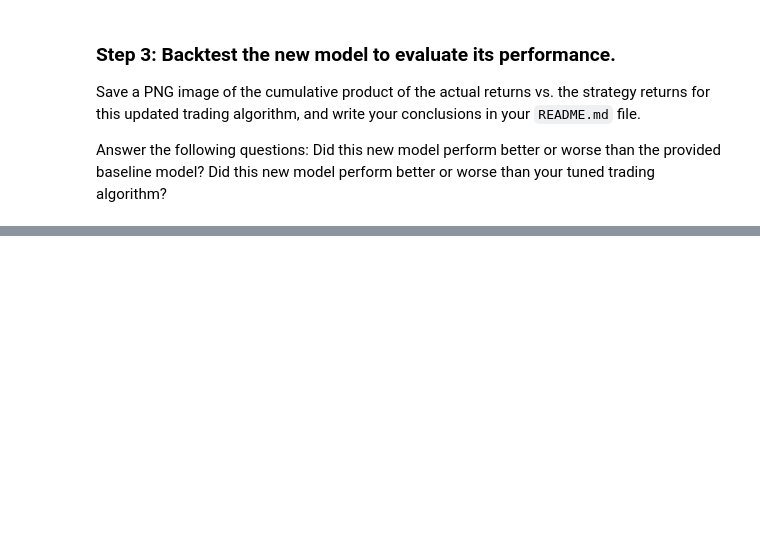
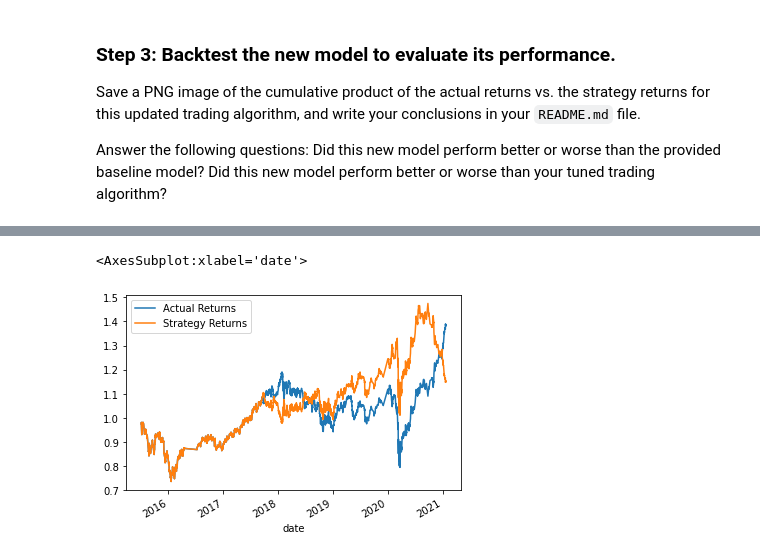
Before and after one commit to Aheesh/algo_trading, a Jupyter notebook: machine_learning_trading_bot.ipynb, the cells around one changed output, grey strips where cells are left out. Saved outputs shown, nothing was run; the diff lists cells and outputs as text; code cells hidden in the pictures; blank space fills up the shorter version.

```diff
--- a/machine_learning_trading_bot.ipynb
+++ b/machine_learning_trading_bot.ipynb
@@ -453,18 +455,20 @@ In this section, you’ll use the original parameters that the starter code prov
 ### Step 1:  Import a new classifier, such as `AdaBoost`, `DecisionTreeClassifier`, or `LogisticRegression`. (For the full list of classifiers, refer to the [Supervised learning page](https://scikit-learn.org/stable/supervised_learning.html) in the scikit-learn documentation.)
 # %%
 # Import a new classifier from SKLearn
-# YOUR CODE HERE
+# Import LogisticRegression from sklearn
+from sklearn.linear_model import LogisticRegression
 
 # Initiate the model instance
-# YOUR CODE HERE
+# Create an instance of the LogisticRegression model
+logistic_regression_model = LogisticRegression()
 # %% [markdown]
 ### Step 2: Using the original training data as the baseline model, fit another model with the new classifier.
 # %%
 # Fit the model using the training data
-model = # YOUR CODE HERE
+model = logistic_regression_model.fit(X_train_scaled, y_train)
 
 # Use the testing dataset to generate the predictions for the new model
-pred = # YOUR CODE HERE
+pred = logistic_regression_model.predict(X_test_scaled)
 
 # Review the model's predicted values
-# YOUR CODE HERE
+pred
@@ -486,16 +501,19 @@ Did this new model perform better or worse than your tuned trading algorithm?
 # Create a new empty predictions DataFrame.
 
 # Create a predictions DataFrame
-# YOUR CODE HERE
+predictions_lr_df = pd.DataFrame(index=X_test.index)
 
-# Add the SVM model predictions to the DataFrame
-# YOUR CODE HERE
+# Add the 2nd model predictions to the DataFrame
+predictions_lr_df['Predicted'] = pred
 
 # Add the actual returns to the DataFrame
-# YOUR CODE HERE
+predictions_lr_df['Actual Returns'] = signals_df['Actual Returns']
 
 # Add the strategy returns to the DataFrame
-# YOUR CODE HERE
+predictions_lr_df['Strategy Returns'] = predictions_lr_df['Predicted'] * predictions_lr_df['Actual Returns']
+
 
 # Review the DataFrame
-# YOUR CODE HERE
+# Review the DataFrame
+display(predictions_lr_df.head())
+display(predictions_lr_df.tail())
@@ -502,3 +535,6 @@ Did this new model perform better or worse than your tuned trading algorithm?
 # %%
 # Plot the actual returns versus the strategy returns
-# YOUR CODE HERE
+(1 + predictions_lr_df[["Actual Returns", "Strategy Returns"]]).cumprod().plot()
+# %% [output]
+<AxesSubplot:xlabel='date'>
+[figure, added]
```
Also changed, not shown: parts of 5 cells of this notebook.
